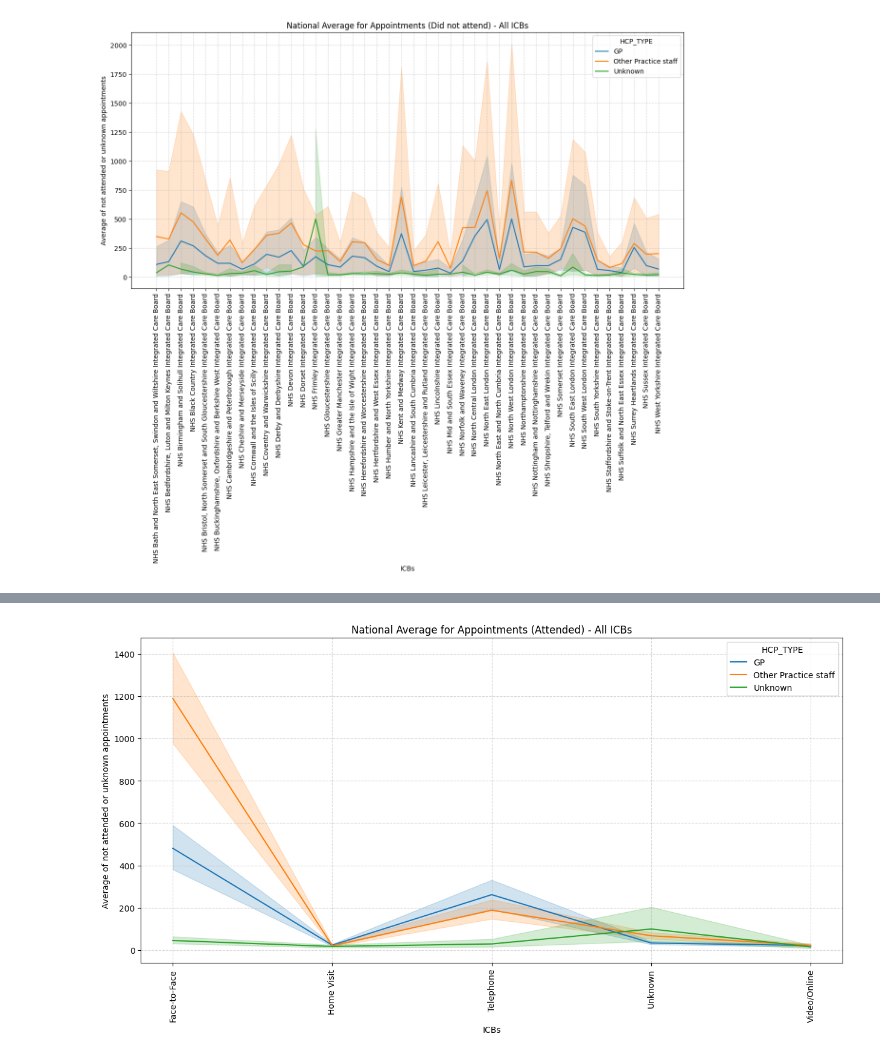
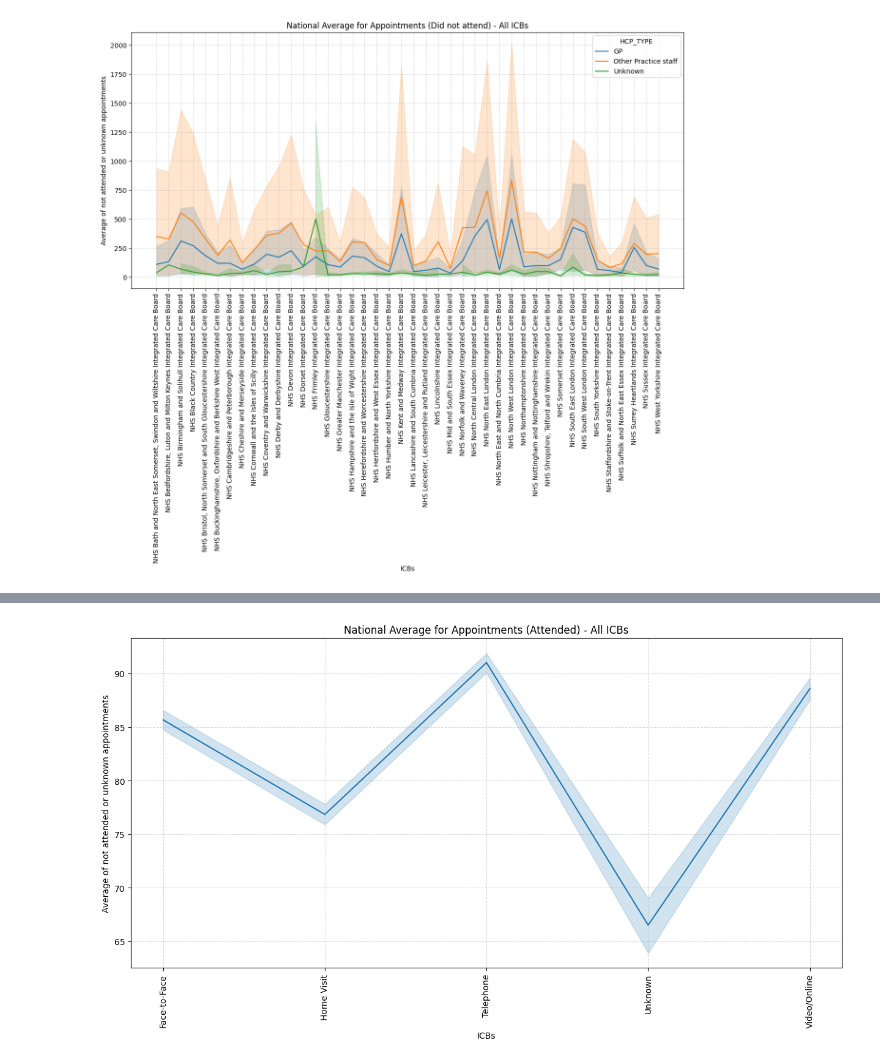
Before and after one commit to SNEE-ICS/PrimaryCareDemandAndCapacity, a Jupyter notebook: AppointmentsAttended.ipynb, the cells around one changed output, grey strips where cells are left out. Cells and saved outputs as stored; diff of their text form; code cells hidden in the pictures.

```diff
--- a/AppointmentsAttended.ipynb
+++ b/AppointmentsAttended.ipynb
@@ -75,7 +77,8 @@ array(['MAR2021', 'APR2021', 'MAY2021', 'JUN2021', 'JUL2021', 'AUG2021',
        'MAR2023', 'APR2023', 'MAY2023', 'JUN2023', 'JUL2023', 'AUG2023'],
       dtype=object)
 # %%
-needed_cols = ['ICB_NAME','SUB_ICB_LOCATION_ONS_CODE','APPOINTMENT_MONTH','APPT_STATUS','HCP_TYPE','APPT_MODE','COUNT_OF_APPOINTMENTS']
+needed_cols = ['ICB_NAME','SUB_ICB_LOCATION_NAME','SUB_ICB_LOCATION_ONS_CODE','APPOINTMENT_MONTH','APPT_STATUS','HCP_TYPE','APPT_MODE','COUNT_OF_APPOINTMENTS']
+
 combined_df_copy = combined_df[needed_cols].copy()
 
 #Replacing months values to FY- years
@@ -354,0 +353,6 @@ plt.grid(True, linestyle='--', alpha=0.5)
+# %%
+combined_df_2 = combined_df_copy.loc[:,['SUB_ICB_LOCATION_NAME','HCP_TYPE','APPT_MODE','APPT_STATUS','COUNT_OF_APPOINTMENTS','FY_YEAR']].pivot_table(index=['SUB_ICB_LOCATION_NAME','HCP_TYPE','APPT_MODE','FY_YEAR'], columns=['APPT_STATUS'], values=['COUNT_OF_APPOINTMENTS'], aggfunc='sum')
+
+sum_row = combined_df_2.sum(axis=1)
+combined_df_2 = combined_df_2.div(sum_row, axis=0)*100
+combined_df_2
@@ -354,0 +375,2 @@ plt.grid(True, linestyle='--', alpha=0.5)
+# %%
+combined_df_2 = combined_df_2.reset_index()
@@ -355,11 +398,11 @@ plt.grid(True, linestyle='--', alpha=0.5)
 # %%
 #Plotting the Attended appointments lineplot
 plt.subplots(figsize=(15,7))
 plt.xticks(rotation=90)
-sns.lineplot(x='APPT_MODE', y='COUNT_OF_APPOINTMENTS',  data=dna_hcptype_apptmode, hue='HCP_TYPE')
+sns.lineplot(x='APPT_MODE', y='Attended',hue=''  data=combined_df_2)
 plt.xlabel('ICBs')
 plt.ylabel('Average of not attended or unknown appointments')
 plt.title('National Average for Appointments (Attended) - All ICBs')
 plt.grid(True, linestyle='--', alpha=0.5)
 # %% [output]
-[figure, old version]
+[figure, new version]
```
Also changed, not shown: parts of 20 cells of this notebook.
